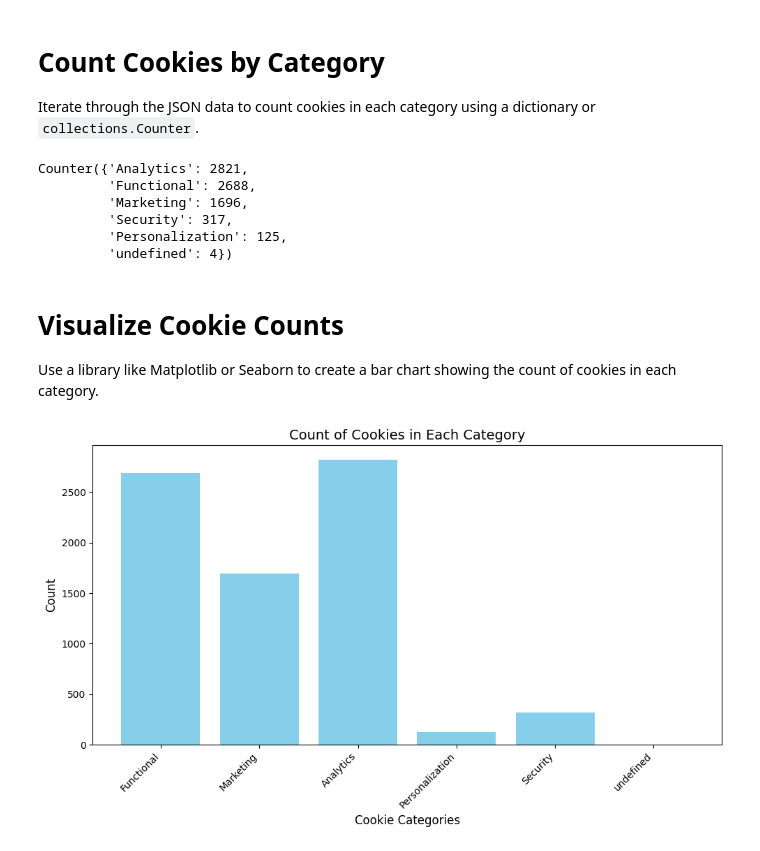
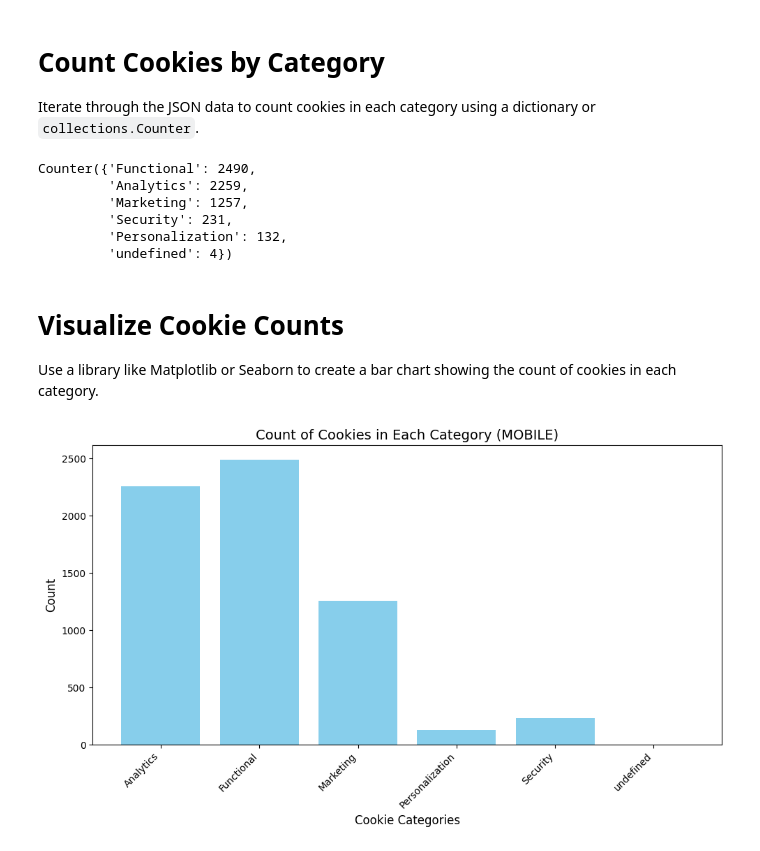
Before and after one commit to dateng2016/network_security_final_project, a Jupyter notebook: draw.ipynb, the cells around one changed output. Drawn from its saved outputs; the diff is of its cells as text; code cells hidden in the pictures.

```diff
--- a/draw.ipynb
+++ b/draw.ipynb
@@ -5,8 +5,15 @@ Import the necessary libraries, including `json` and `collections`.
 import json  # For working with JSON data
 from collections import Counter  # For counting occurrences in categories
 
-#DEFINE FILENAME HERE!!!!!!
-path = 'website_output.json'
+# DEFINE FILENAME HERE!!!!!!
+# * Make your selection here
+MODE = "MOBILE"
+
+
+if MODE == "MOBILE":
+    path = "mobile_output.json"
+elif MODE == "DESKTOP":
+    path = "website_output.json"
 # %% [markdown]
 # Load and Parse JSON Data
 Load the JSON data from the file and parse it into a Python dictionary.
@@ -34,11 +38,11 @@ for domain, cookies in json_data.items():
 # Display the counts for each category
 cookie_counts
 # %% [output]
-Counter({'Analytics': 2821,
-         'Functional': 2688,
-         'Marketing': 1696,
-         'Security': 317,
-         'Personalization': 125,
+Counter({'Functional': 2490,
+         'Analytics': 2259,
+         'Marketing': 1257,
+         'Security': 231,
+         'Personalization': 132,
          'undefined': 4})
 # %% [markdown]
 # Visualize Cookie Counts
@@ -46,25 +50,24 @@ Use a library like Matplotlib or Seaborn to create a bar chart showing the count
 # %%
 import matplotlib.pyplot as plt  # For creating visualizations
 
 # Extract categories and their counts from the Counter object
-categories = list(cookie_counts.keys())
-counts = list(cookie_counts.values())
-
+categories = sorted(list(cookie_counts.keys()))
+counts = [cookie_counts[key] for key in categories]
 # Create a bar chart
 plt.figure(figsize=(10, 6))  # Set the figure size
 plt.bar(categories, counts, color="skyblue")  # Create a bar chart with custom color
 
 # Add labels and title
 plt.xlabel("Cookie Categories", fontsize=12)
 plt.ylabel("Count", fontsize=12)
-plt.title("Count of Cookies in Each Category", fontsize=14)
+plt.title(f"Count of Cookies in Each Category ({MODE})", fontsize=14)
 plt.xticks(rotation=45, ha="right")  # Rotate x-axis labels for better readability
 
 # Display the chart
 plt.tight_layout()  # Adjust layout to prevent clipping of labels
 plt.show()  # Render the bar chart
 # %% [output]
-[figure, old version]
+[figure, new version]
 # %%
 import json
 import matplotlib.pyplot as plt
```
Also changed, not shown: parts of 4 cells of this notebook.
